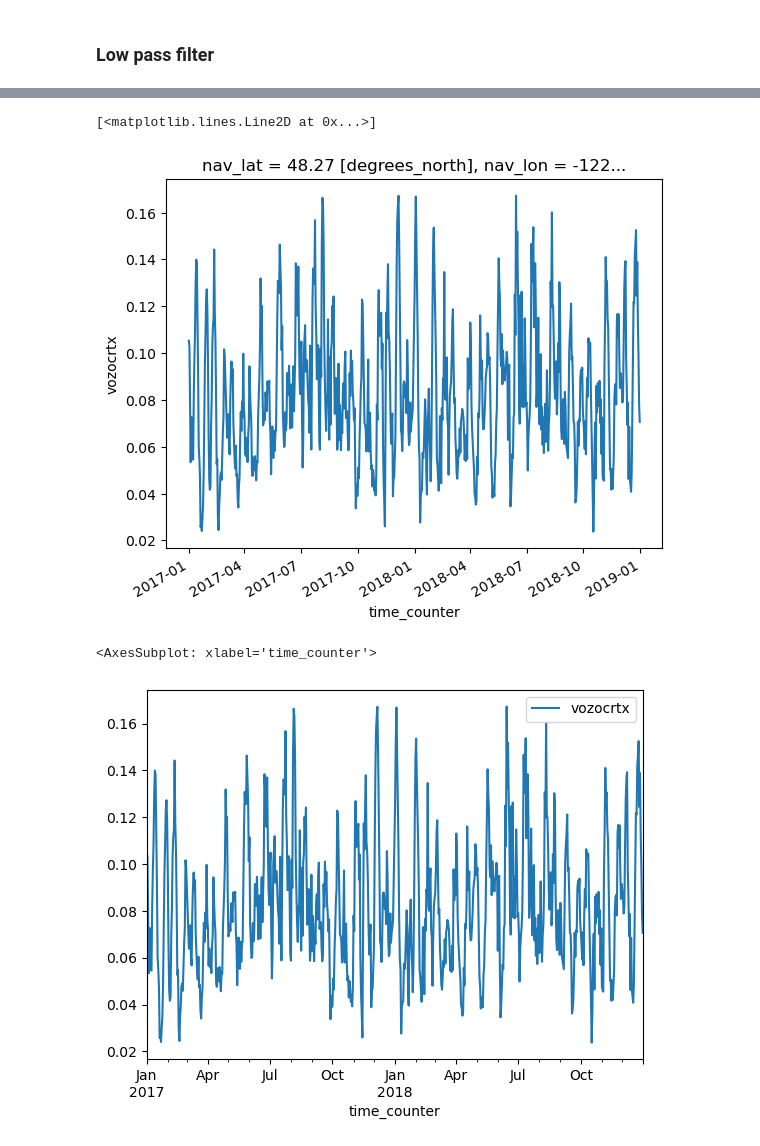
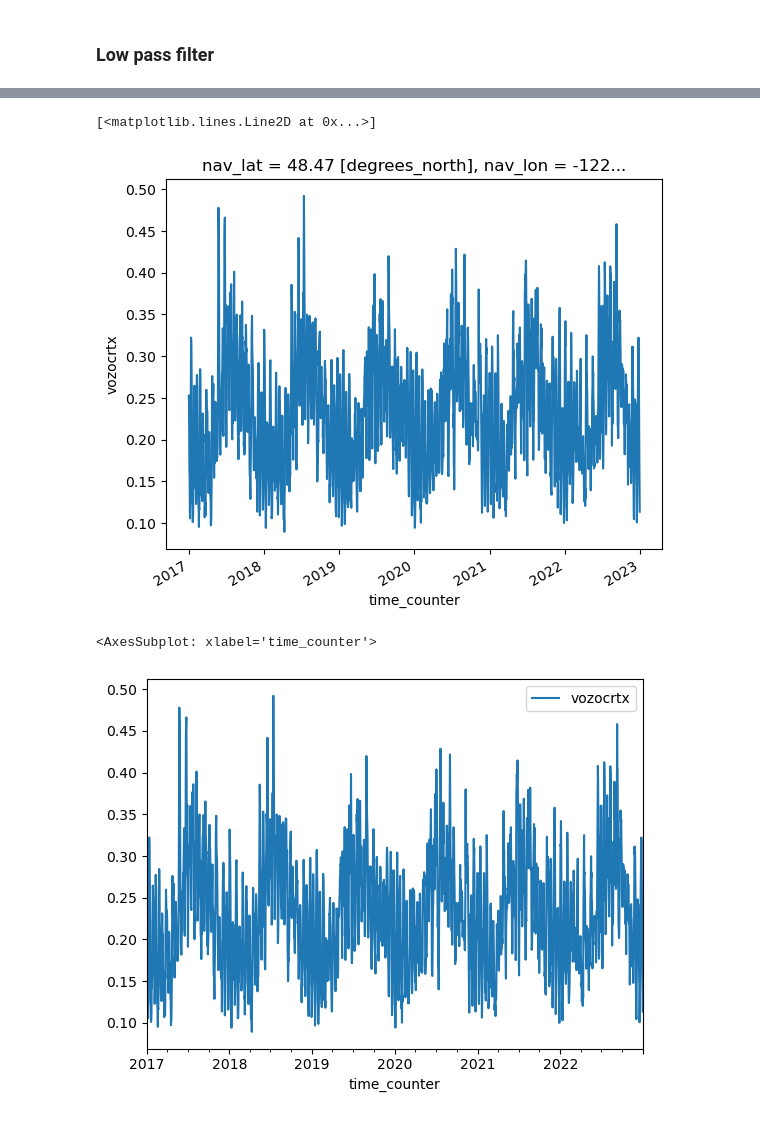
Before and after one commit to SalishSeaCast/analysis-camryn, a Jupyter notebook: notebooks/tidal_analysis.ipynb, the cells around one changed output, grey strips where cells are left out. Cells and saved outputs as stored; diff of their text form; code cells hidden in the pictures.

Commit message:
calculate tide velocity in rosario

```diff
--- a/notebooks/tidal_analysis.ipynb
+++ b/notebooks/tidal_analysis.ipynb
@@ -64,5 +70,5 @@ velocity_year.plot()
 # %%
-velocity = xr.open_dataset('velocity_2018_VS.nc')
+velocity = xr.open_dataset('velocity_2018-22_ros.nc')
 velocity.vozocrtx.plot()
 # %% [output]
 [<matplotlib.lines.Line2D at 0x...>]
@@ -74,16 +80,16 @@ day_avg_tide_vel = vel_squared.resample(time_counter='1D').mean()
 day_avg_tide_vel.vozocrtx.plot()
 # %% [output]
 [<matplotlib.lines.Line2D at 0x...>]
-[figure, old version]
+[figure, new version]
 # %%
 day_avg_tide_pd = day_avg_tide_vel.to_dataframe()
 day_avg_tide_pd = day_avg_tide_pd.drop('depthu', axis=1)
 day_avg_tide_pd = day_avg_tide_pd.drop('nav_lat', axis=1)
 day_avg_tide_pd = day_avg_tide_pd.drop('nav_lon', axis=1)
-day_avg_tide_pd.to_csv('day_avg_tide_pd_VS.csv')
+day_avg_tide_pd.to_csv('day_avg_tide_ros.csv')
 day_avg_tide_pd.plot()
 # %% [output]
 <AxesSubplot: xlabel='time_counter'>
-[figure, old version]
+[figure, new version]
 # %%
 low_pass_tide = day_avg_tide_pd.rolling(4, center=True).mean()
```
Also changed, not shown: parts of 5 cells of this notebook.
